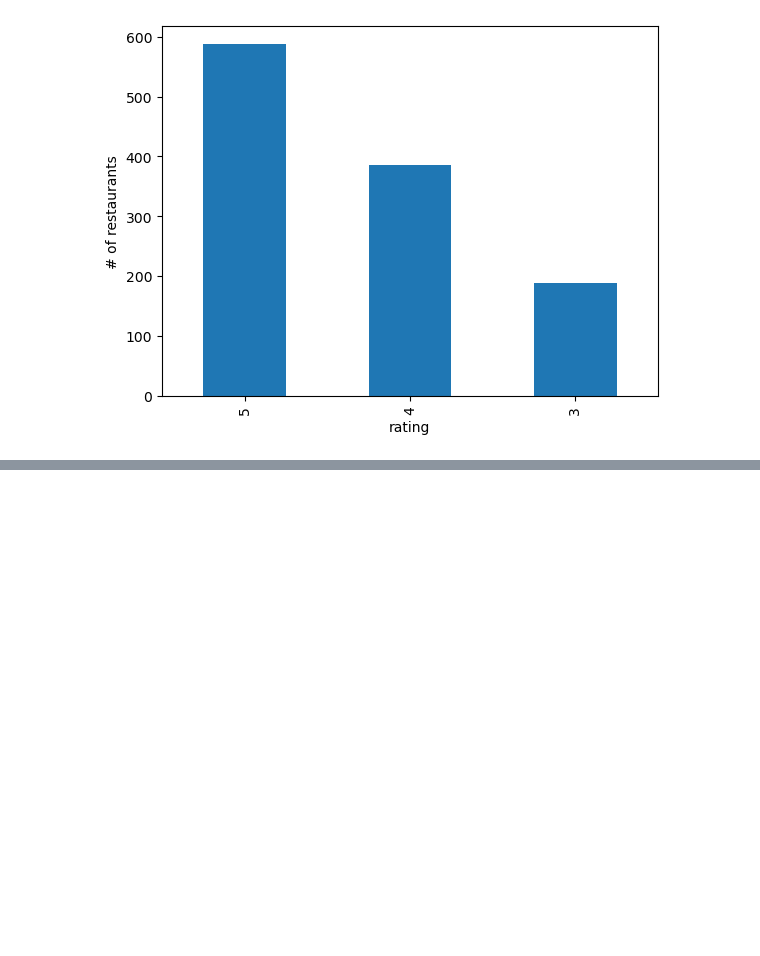
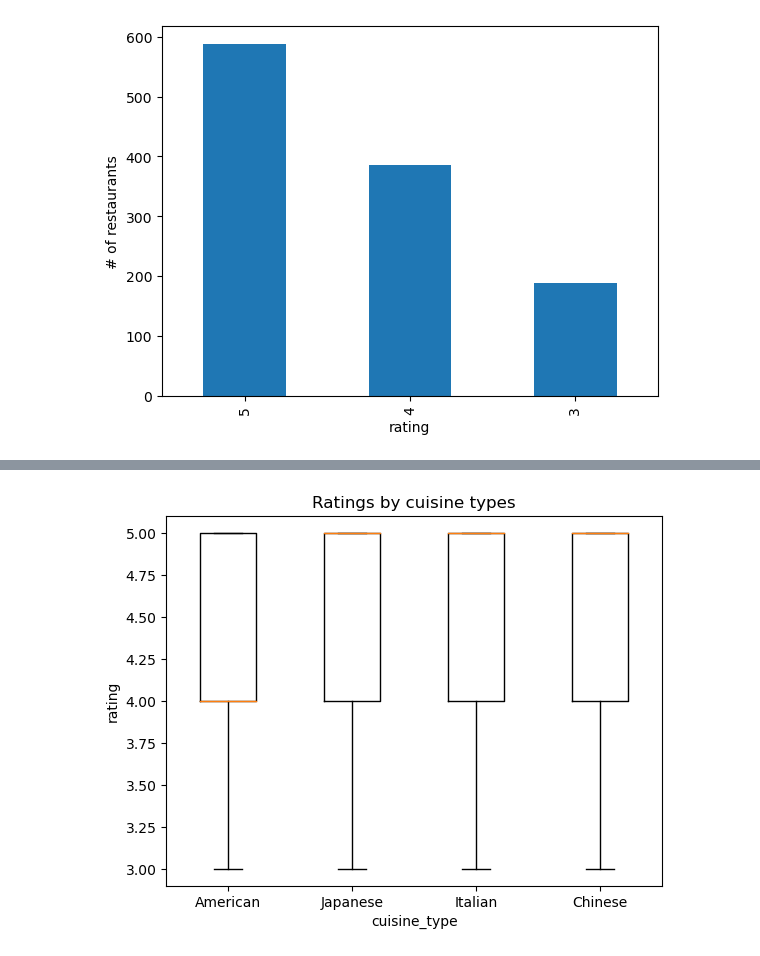
Before and after one commit to WanessaEdmond/GroupProjectFoodies, a Jupyter notebook: ny_foodies.ipynb, the cells around one changed output, grey strips where cells are left out. Cells and saved outputs as stored; diff of their text form; code cells hidden in the pictures; blank space fills up the shorter version.

```diff
--- a/ny_foodies.ipynb
+++ b/ny_foodies.ipynb
@@ -390,0 +466,9 @@ summary_stats6
+# %%
+# Generate a box plot that shows the distrubution of the ratings for our top four cuisine types.
+plt.title('Ratings by cuisine types')
+plt.ylabel('rating')
+plt.xlabel ('cuisine_type')
+plt.boxplot(ratinglist, labels = cuisine_type)
+plt.show()
+# %% [output]
+[figure, added]
```
Also changed, not shown: parts of 23 cells of this notebook.
